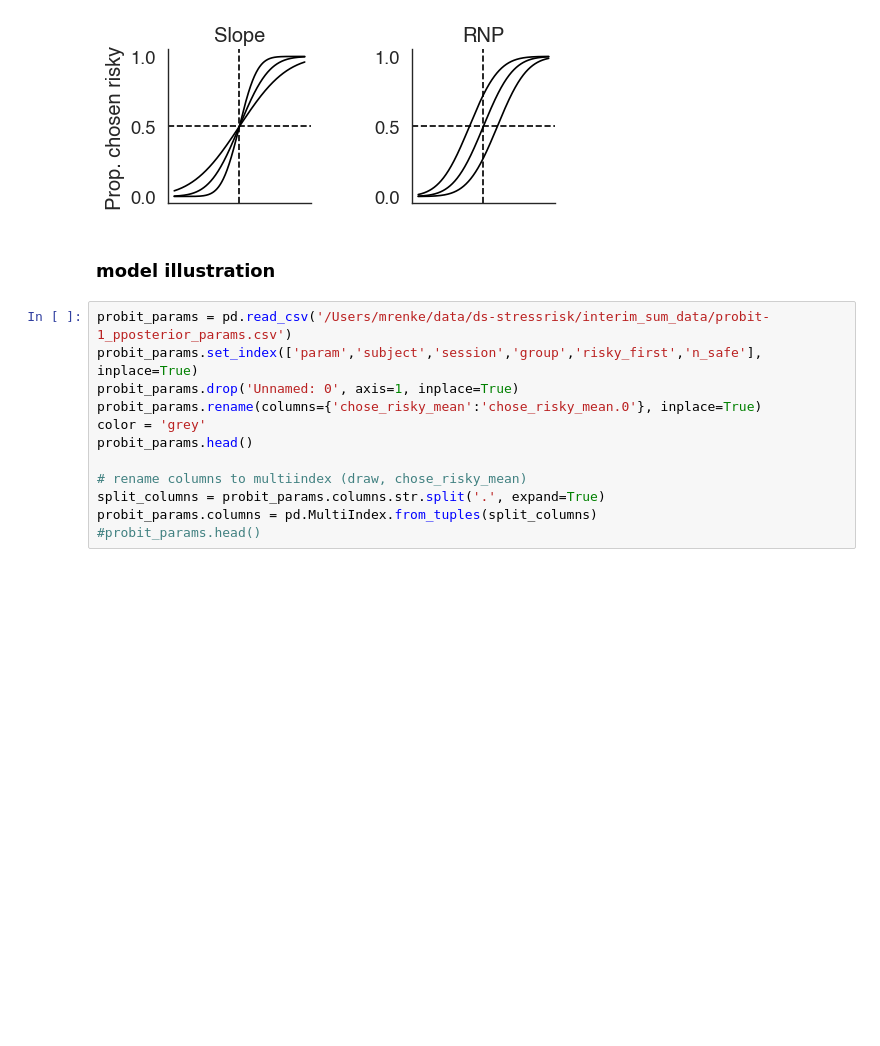
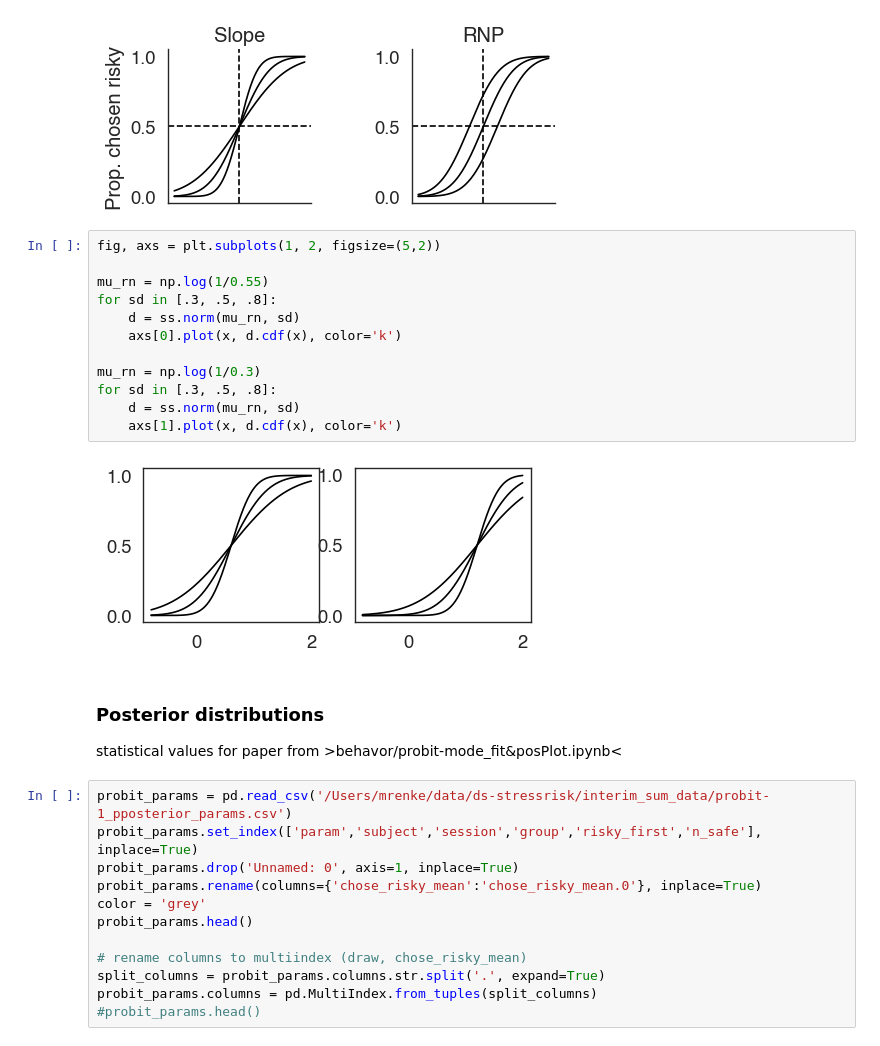
Before and after one commit to Gilles86/stress_risk, a Jupyter notebook: stress_risk/plots_for_paper/paper_fig_2.ipynb, the cells around one changed output. Cells and saved outputs as stored; diff of their text form; blank space fills up the shorter version.

Commit message:
fine tunning paper stufff

```diff
--- a/stress_risk/plots_for_paper/paper_fig_2.ipynb
+++ b/stress_risk/plots_for_paper/paper_fig_2.ipynb
@@ -68,8 +68,23 @@ sns.despine()
 plt.savefig(op.join(plot_folder_path, f'probit-model_illustration_01.pdf'), bbox_inches='tight')
 # %% [output]
 [figure]
-# %% [markdown]
-### model illustration
+# %%
+fig, axs = plt.subplots(1, 2, figsize=(5,2))
+
+mu_rn = np.log(1/0.55)
+for sd in [.3, .5, .8]:
+    d = ss.norm(mu_rn, sd)
+    axs[0].plot(x, d.cdf(x), color='k')
+
+mu_rn = np.log(1/0.3)
+for sd in [.3, .5, .8]:
+    d = ss.norm(mu_rn, sd)
+    axs[1].plot(x, d.cdf(x), color='k')
+# %% [output]
+[figure, added]
+# %% [markdown]
+### Posterior distributions
+statistical values for paper from >behavor/probit-mode_fit&posPlot.ipynb<
 # %%
 probit_params = pd.read_csv('/Users/mrenke/data/ds-stressrisk/interim_sum_data/probit-1_pposterior_params.csv')
 probit_params.set_index(['param','subject','session','group','risky_first','n_safe'], inplace=True)
```
Also changed, not shown: parts of 14 cells of this notebook, 7 other files.
